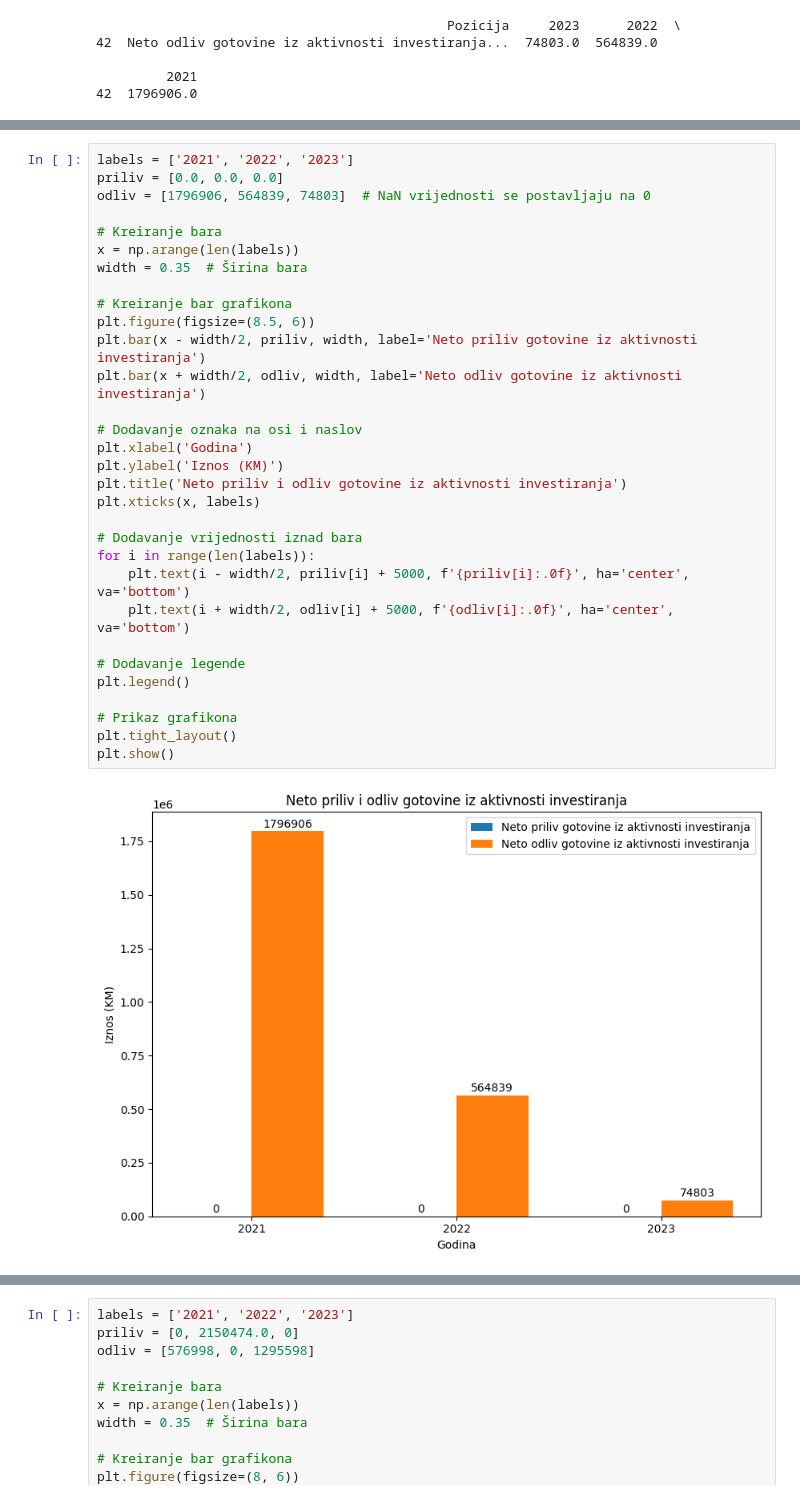
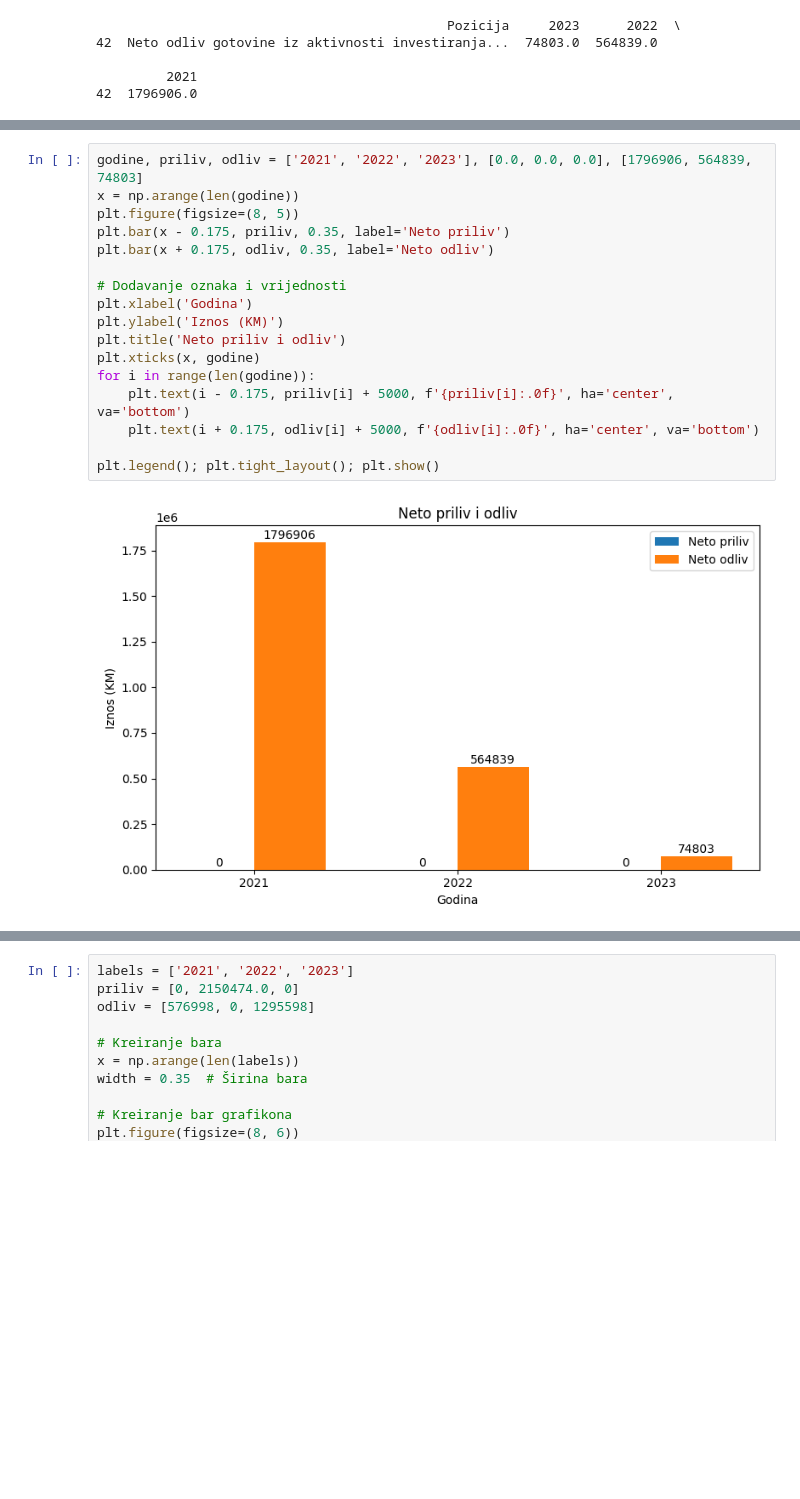
Before and after one commit to OgnjenBN/Diplomski, a Jupyter notebook: BILANSI1 - Copy.ipynb, the cells around one changed output, grey strips where cells are left out. Cells and saved outputs as stored; diff of their text form; blank space fills up the shorter version.

```diff
--- a/BILANSI1 - Copy.ipynb
+++ b/BILANSI1 - Copy.ipynb
@@ -1795,34 +1771,20 @@ plt.show()
 # %%
-labels = ['2021', '2022', '2023']
-priliv = [0.0, 0.0, 0.0]
-odliv = [1796906, 564839, 74803]  # NaN vrijednosti se postavljaju na 0
+godine, priliv, odliv = ['2021', '2022', '2023'], [0.0, 0.0, 0.0], [1796906, 564839, 74803]
+x = np.arange(len(godine))
+plt.figure(figsize=(8, 5))
+plt.bar(x - 0.175, priliv, 0.35, label='Neto priliv')
+plt.bar(x + 0.175, odliv, 0.35, label='Neto odliv')
 
-# Kreiranje bara
-x = np.arange(len(labels))
-width = 0.35  # Širina bara
-
-# Kreiranje bar grafikona
-plt.figure(figsize=(8.5, 6))
-plt.bar(x - width/2, priliv, width, label='Neto priliv gotovine iz aktivnosti investiranja')
-plt.bar(x + width/2, odliv, width, label='Neto odliv gotovine iz aktivnosti investiranja')
-
-# Dodavanje oznaka na osi i naslov
+# Dodavanje oznaka i vrijednosti
 plt.xlabel('Godina')
 plt.ylabel('Iznos (KM)')
-plt.title('Neto priliv i odliv gotovine iz aktivnosti investiranja')
-plt.xticks(x, labels)
+plt.title('Neto priliv i odliv')
+plt.xticks(x, godine)
+for i in range(len(godine)):
+    plt.text(i - 0.175, priliv[i] + 5000, f'{priliv[i]:.0f}', ha='center', va='bottom')
+    plt.text(i + 0.175, odliv[i] + 5000, f'{odliv[i]:.0f}', ha='center', va='bottom')
 
-# Dodavanje vrijednosti iznad bara
-for i in range(len(labels)):
-    plt.text(i - width/2, priliv[i] + 5000, f'{priliv[i]:.0f}', ha='center', va='bottom')
-    plt.text(i + width/2, odliv[i] + 5000, f'{odliv[i]:.0f}', ha='center', va='bottom')
-
-# Dodavanje legende
-plt.legend()
-
-# Prikaz grafikona
-plt.tight_layout()
-plt.show()
+plt.legend(); plt.tight_layout(); plt.show()
 # %% [output]
-[figure, old version]
+[figure, new version]
 # %%
```
Also changed, not shown: parts of 24 cells of this notebook.
